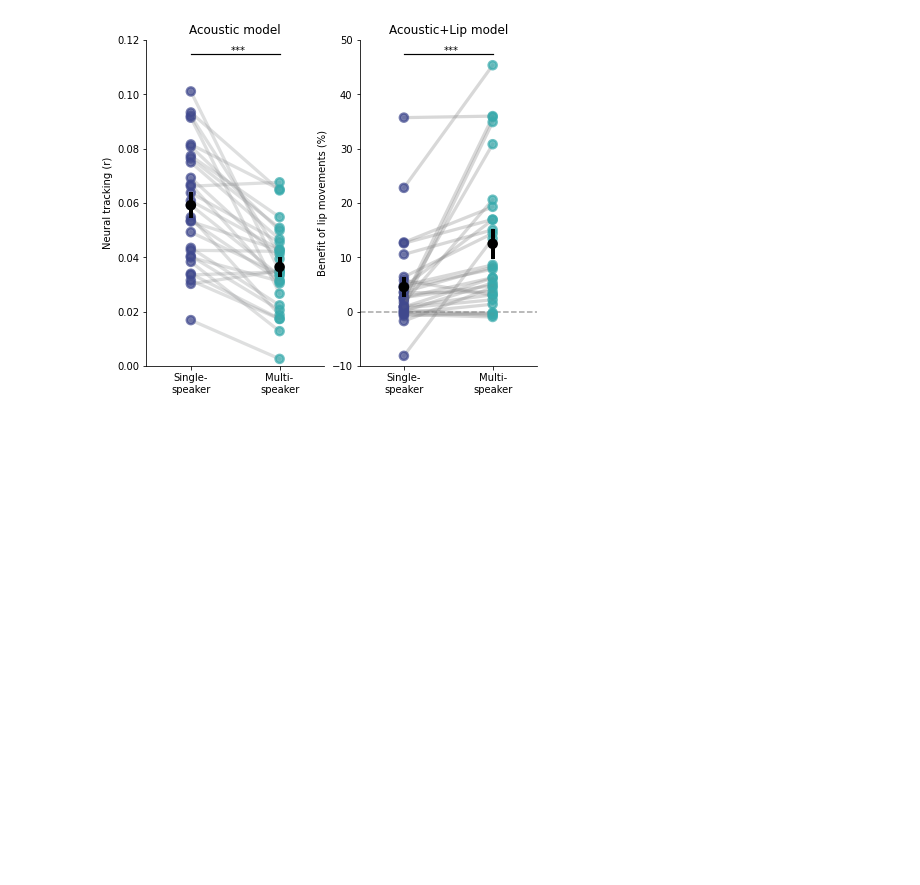
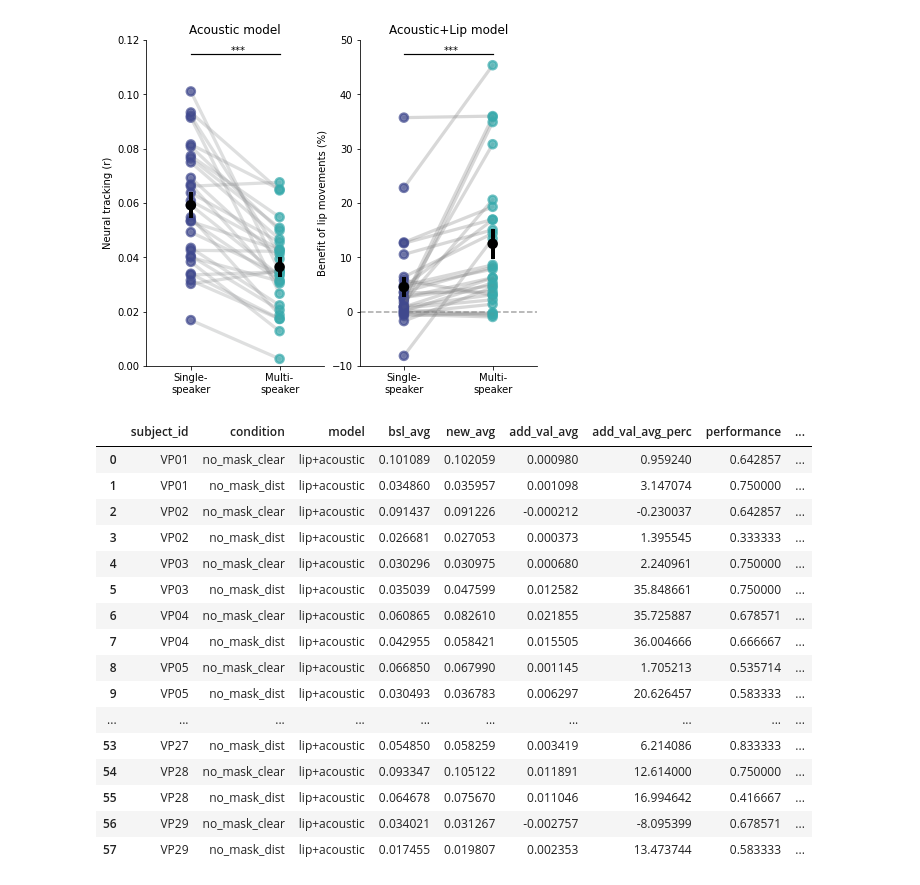
Before and after one commit to reispat/av_speech_mask, a Jupyter notebook: figure_2.ipynb, the cells around one changed output. Cells and saved outputs as stored; diff of their text form; code cells hidden in the pictures; blank space fills up the shorter version.

```diff
--- a/figure_2.ipynb
+++ b/figure_2.ipynb
@@ -303,3 +303,23 @@ plt.show()
 |  | W-val | alternative | p-val | RBC | CLES |
 | Wilcoxon | 24.0 | two-sided | 0.00003 | 0.889655 | 0.719382 |
 [figure]
+# %%
+ds_accs_add_val_df
+# %% [output]
+|  | subject_id | condition | model | bsl_avg | new_avg | add_val_avg | add_val_avg_perc | performance | ... |
+| 0 | VP01 | no_mask_clear | lip+acoustic | 0.101089 | 0.102059 | 0.000980 | 0.959240 | 0.642857 | ... |
+| 1 | VP01 | no_mask_dist | lip+acoustic | 0.034860 | 0.035957 | 0.001098 | 3.147074 | 0.750000 | ... |
+| 2 | VP02 | no_mask_clear | lip+acoustic | 0.091437 | 0.091226 | -0.000212 | -0.230037 | 0.642857 | ... |
+| 3 | VP02 | no_mask_dist | lip+acoustic | 0.026681 | 0.027053 | 0.000373 | 1.395545 | 0.333333 | ... |
+| 4 | VP03 | no_mask_clear | lip+acoustic | 0.030296 | 0.030975 | 0.000680 | 2.240961 | 0.750000 | ... |
+| 5 | VP03 | no_mask_dist | lip+acoustic | 0.035039 | 0.047599 | 0.012582 | 35.848661 | 0.750000 | ... |
+| 6 | VP04 | no_mask_clear | lip+acoustic | 0.060865 | 0.082610 | 0.021855 | 35.725887 | 0.678571 | ... |
+| 7 | VP04 | no_mask_dist | lip+acoustic | 0.042955 | 0.058421 | 0.015505 | 36.004666 | 0.666667 | ... |
+| 8 | VP05 | no_mask_clear | lip+acoustic | 0.066850 | 0.067990 | 0.001145 | 1.705213 | 0.535714 | ... |
+| 9 | VP05 | no_mask_dist | lip+acoustic | 0.030493 | 0.036783 | 0.006297 | 20.626457 | 0.583333 | ... |
+| ... | ... | ... | ... | ... | ... | ... | ... | ... | ... |
+| 53 | VP27 | no_mask_dist | lip+acoustic | 0.054850 | 0.058259 | 0.003419 | 6.214086 | 0.833333 | ... |
+| 54 | VP28 | no_mask_clear | lip+acoustic | 0.093347 | 0.105122 | 0.011891 | 12.614000 | 0.750000 | ... |
+| 55 | VP28 | no_mask_dist | lip+acoustic | 0.064678 | 0.075670 | 0.011046 | 16.994642 | 0.416667 | ... |
+| 56 | VP29 | no_mask_clear | lip+acoustic | 0.034021 | 0.031267 | -0.002757 | -8.095399 | 0.678571 | ... |
+| 57 | VP29 | no_mask_dist | lip+acoustic | 0.017455 | 0.019807 | 0.002353 | 13.473744 | 0.583333 | ... |
```
Also changed, not shown: parts of 1 cell of this notebook, 2 other files.
